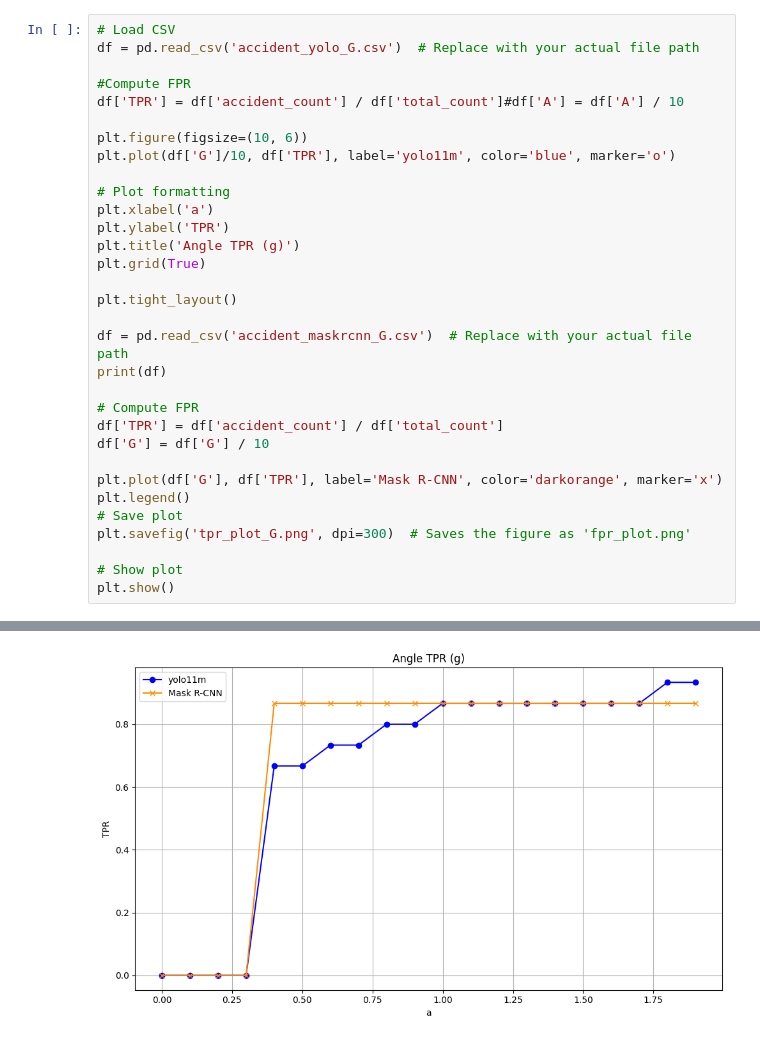
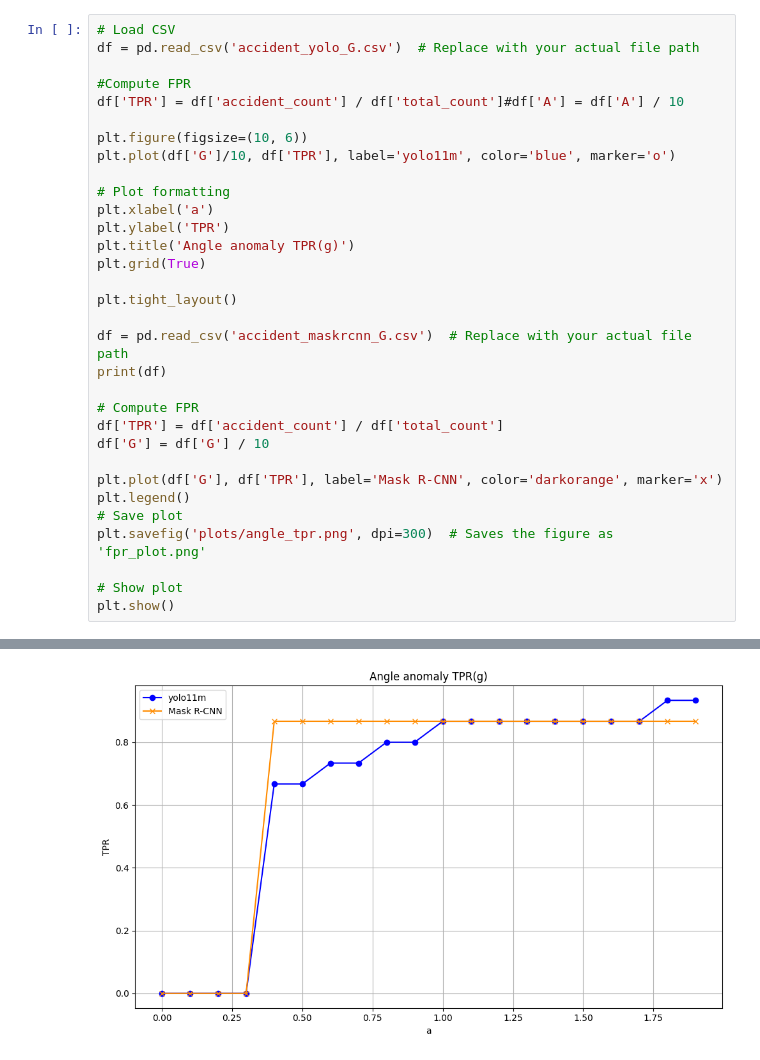
Before and after one commit to TomaszFilip/MasterThesis, a Jupyter notebook: plot.ipynb, the cells around one changed output, grey strips where cells are left out. Drawn from its saved outputs; the diff is of its cells as text.

```diff
--- a/plot.ipynb
+++ b/plot.ipynb
@@ -121,7 +121,7 @@ plt.plot(df['G']/10, df['TPR'], label='yolo11m', color='blue', marker='o')
 # Plot formatting
 plt.xlabel('a')
 plt.ylabel('TPR')
-plt.title('Angle TPR (g)')
+plt.title('Angle anomaly TPR(g)')
 plt.grid(True)
 
 plt.tight_layout()
@@ -130,35 +130,35 @@ df = pd.read_csv('accident_maskrcnn_G.csv')  # Replace with your actual file pat
 print(df)
 
 # Compute FPR
 df['TPR'] = df['accident_count'] / df['total_count']
 df['G'] = df['G'] / 10
 
 plt.plot(df['G'], df['TPR'], label='Mask R-CNN', color='darkorange', marker='x')
 plt.legend()
 # Save plot
-plt.savefig('tpr_plot_G.png', dpi=300)  # Saves the figure as 'fpr_plot.png'
+plt.savefig('plots/angle_tpr.png', dpi=300)  # Saves the figure as 'fpr_plot.png'
 
 # Show plot
 plt.show()
 # %% [output]
     A  total_count  accident_count  B   G
 0   0           15               0  0   0
 1   0           15               0  0   1
 2   0           15               0  0   2
 3   0           15               0  0   3
 4   0           15              13  0   4
 5   0           15              13  0   5
 6   0           15              13  0   6
 7   0           15              13  0   7
 8   0           15              13  0   8
 9   0           15              13  0   9
 10  0           15              13  0  10
 ... (5 lines left out)
 16  0           15              13  0  16
 17  0           15              13  0  17
 18  0           15              13  0  18
 19  0           15              13  0  19
-[figure, old version]
+[figure, new version]
 # %%
 # Load CSV
 df = pd.read_csv('accident_yolo_B.csv')  # Replace with your actual file path
```
Also changed, not shown: parts of 4 cells of this notebook, 5 other files.
